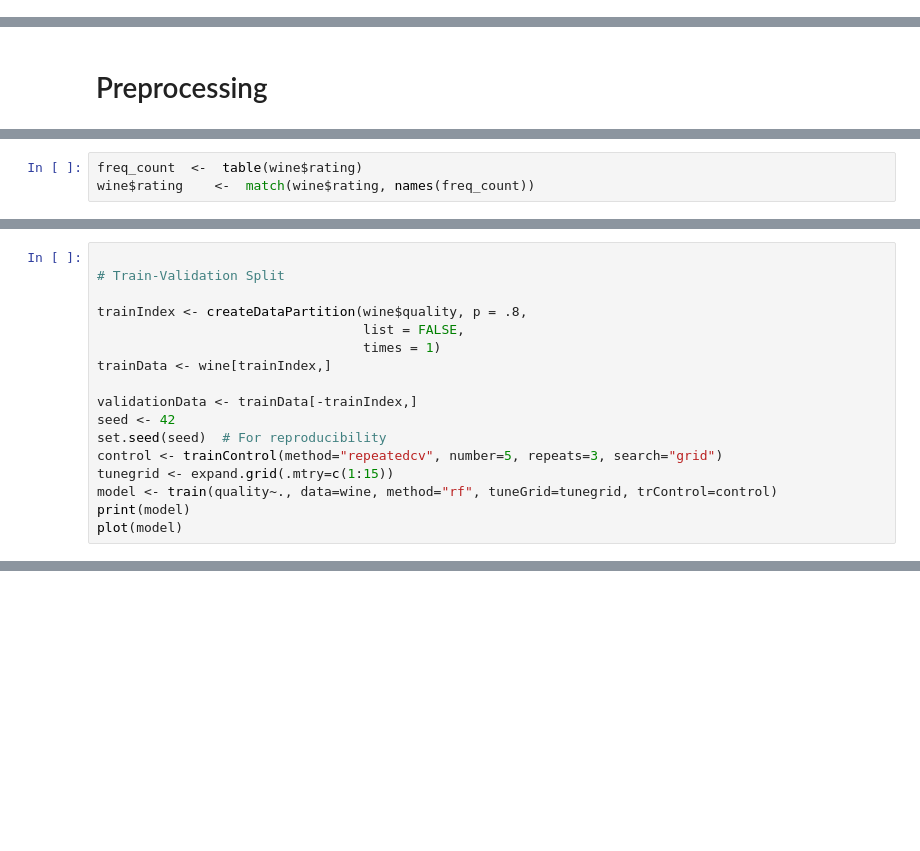
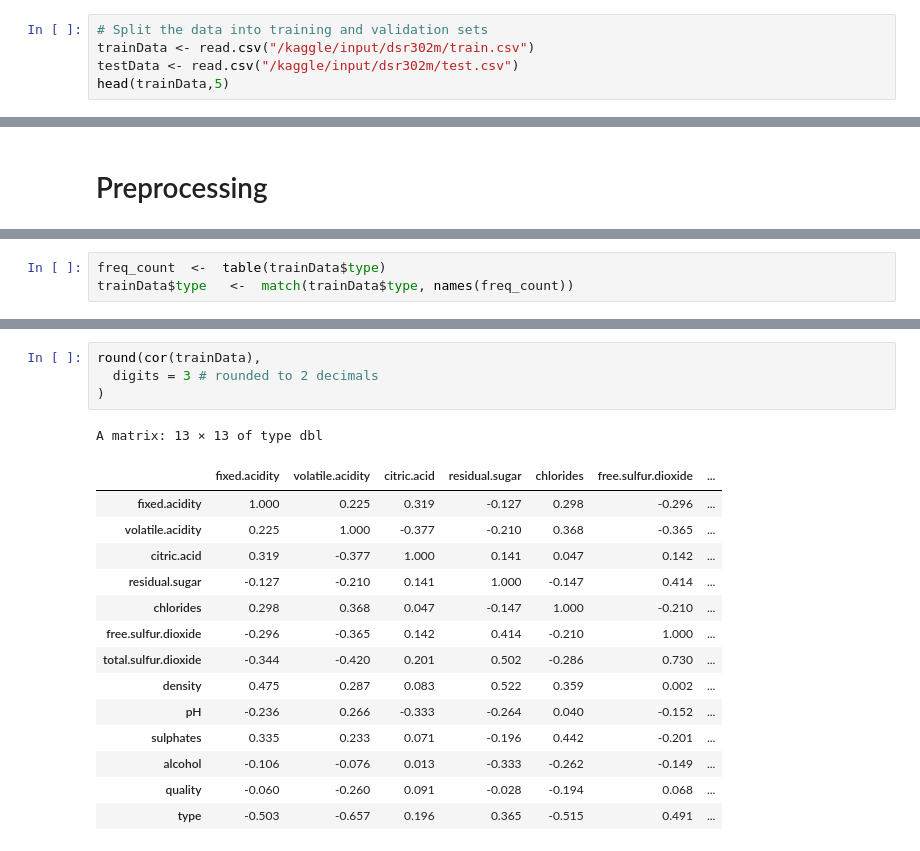
Before and after one commit to leanhtu-AI/Wine_Quality_Prediction_UsingR, a Jupyter notebook: model.ipynb, the cells around one changed output, grey strips where cells are left out. Saved outputs shown, nothing was run; the diff lists cells and outputs as text; blank space fills up the shorter version.

```diff
--- a/model.ipynb
+++ b/model.ipynb
@@ -11,0 +7,5 @@ library(caret)
+# %%
+# Split the data into training and validation sets
+trainData <- read.csv("/kaggle/input/dsr302m/train.csv")
+testData <- read.csv("/kaggle/input/dsr302m/test.csv")
+head(trainData,5)
@@ -40,3 +30,3 @@ wine <- one_hot(as.data.table(wine))
 # %%
-freq_count  <-  table(wine$rating)
-wine$rating    <-  match(wine$rating, names(freq_count))
+freq_count  <-  table(trainData$type)
+trainData$type   <-  match(trainData$type, names(freq_count))
@@ -77,17 +32,0 @@ A data.frame: 5 × 15
-# %%
-
-# Train-Validation Split
-
-trainIndex <- createDataPartition(wine$quality, p = .8,
-                                  list = FALSE,
-                                  times = 1)
-trainData <- wine[trainIndex,]
-
-validationData <- trainData[-trainIndex,]
-seed <- 42
-set.seed(seed)  # For reproducibility
-control <- trainControl(method="repeatedcv", number=5, repeats=3, search="grid")
-tunegrid <- expand.grid(.mtry=c(1:15))
-model <- train(quality~., data=wine, method="rf", tuneGrid=tunegrid, trControl=control)
-print(model)
-plot(model)
@@ -119,0 +44,20 @@ Warning message in randomForest.default(x, y, mtry = param$mtry, ...):
+# %%
+round(cor(trainData),
+  digits = 3 # rounded to 2 decimals
+)
+# %% [output]
+A matrix: 13 × 13 of type dbl
+|  | fixed.acidity | volatile.acidity | citric.acid | residual.sugar | chlorides | free.sulfur.dioxide | ... |
+| fixed.acidity | 1.000 | 0.225 | 0.319 | -0.127 | 0.298 | -0.296 | ... |
+| volatile.acidity | 0.225 | 1.000 | -0.377 | -0.210 | 0.368 | -0.365 | ... |
+| citric.acid | 0.319 | -0.377 | 1.000 | 0.141 | 0.047 | 0.142 | ... |
+| residual.sugar | -0.127 | -0.210 | 0.141 | 1.000 | -0.147 | 0.414 | ... |
+| chlorides | 0.298 | 0.368 | 0.047 | -0.147 | 1.000 | -0.210 | ... |
+| free.sulfur.dioxide | -0.296 | -0.365 | 0.142 | 0.414 | -0.210 | 1.000 | ... |
+| total.sulfur.dioxide | -0.344 | -0.420 | 0.201 | 0.502 | -0.286 | 0.730 | ... |
+| density | 0.475 | 0.287 | 0.083 | 0.522 | 0.359 | 0.002 | ... |
+| pH | -0.236 | 0.266 | -0.333 | -0.264 | 0.040 | -0.152 | ... |
+| sulphates | 0.335 | 0.233 | 0.071 | -0.196 | 0.442 | -0.201 | ... |
+| alcohol | -0.106 | -0.076 | 0.013 | -0.333 | -0.262 | -0.149 | ... |
+| quality | -0.060 | -0.260 | 0.091 | -0.028 | -0.194 | 0.068 | ... |
+| type | -0.503 | -0.657 | 0.196 | 0.365 | -0.515 | 0.491 | ... |
```
Also changed, not shown: parts of 29 cells of this notebook.
